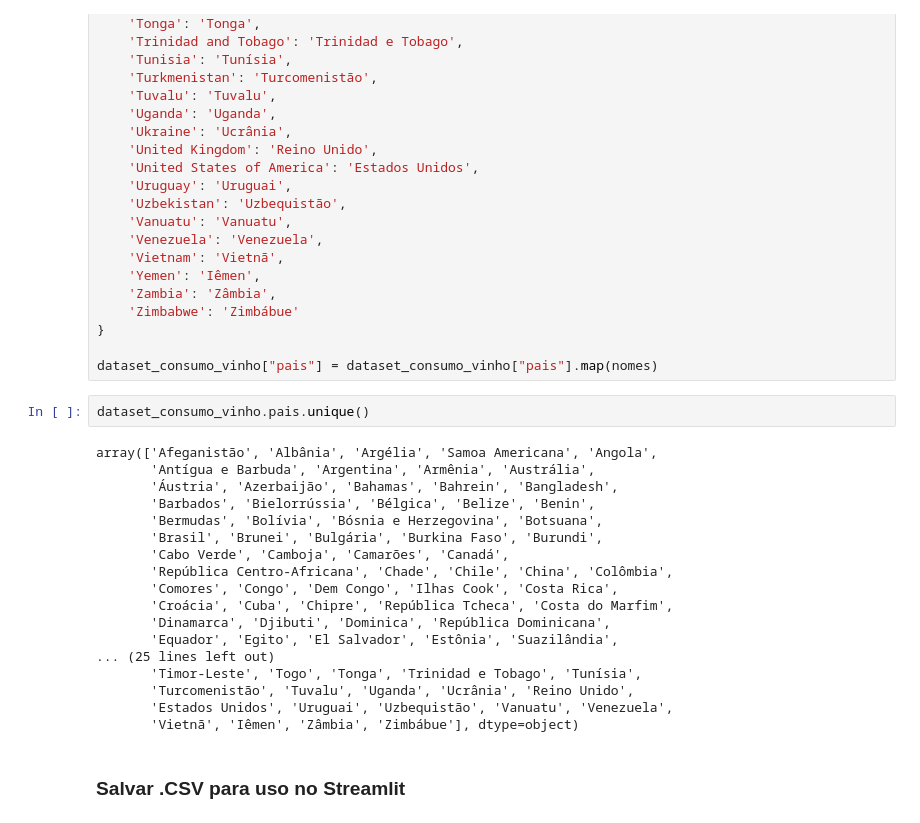
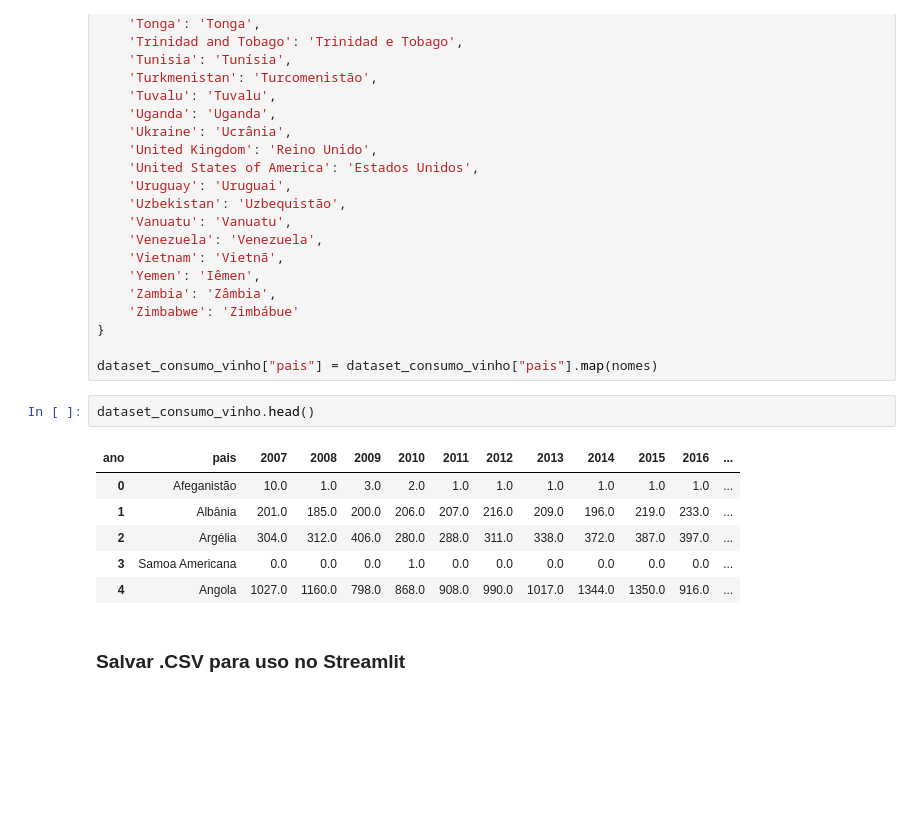
Before and after one commit to MCardosoDev/Tech_Challenge_Fase1, a Jupyter notebook: Tech_Challenge.ipynb, the cells around one changed output. Drawn from its saved outputs; the diff is of its cells as text; blank space fills up the shorter version.

```diff
--- a/Tech_Challenge.ipynb
+++ b/Tech_Challenge.ipynb
@@ -2245,26 +2233,15 @@ nomes = {
 }
 
 dataset_consumo_vinho["pais"] = dataset_consumo_vinho["pais"].map(nomes)
-# %%
-dataset_consumo_vinho.pais.unique()
-# %% [output]
-array(['Afeganistão', 'Albânia', 'Argélia', 'Samoa Americana', 'Angola',
-       'Antígua e Barbuda', 'Argentina', 'Armênia', 'Austrália',
-       'Áustria', 'Azerbaijão', 'Bahamas', 'Bahrein', 'Bangladesh',
-       'Barbados', 'Bielorrússia', 'Bélgica', 'Belize', 'Benin',
-       'Bermudas', 'Bolívia', 'Bósnia e Herzegovina', 'Botsuana',
-       'Brasil', 'Brunei', 'Bulgária', 'Burkina Faso', 'Burundi',
-       'Cabo Verde', 'Camboja', 'Camarões', 'Canadá',
-       'República Centro-Africana', 'Chade', 'Chile', 'China', 'Colômbia',
-       'Comores', 'Congo', 'Dem Congo', 'Ilhas Cook', 'Costa Rica',
-       'Croácia', 'Cuba', 'Chipre', 'República Tcheca', 'Costa do Marfim',
-       'Dinamarca', 'Djibuti', 'Dominica', 'República Dominicana',
-       'Equador', 'Egito', 'El Salvador', 'Estônia', 'Suazilândia',
-... (25 lines left out)
-       'Timor-Leste', 'Togo', 'Tonga', 'Trinidad e Tobago', 'Tunísia',
-       'Turcomenistão', 'Tuvalu', 'Uganda', 'Ucrânia', 'Reino Unido',
-       'Estados Unidos', 'Uruguai', 'Uzbequistão', 'Vanuatu', 'Venezuela',
-       'Vietnã', 'Iêmen', 'Zâmbia', 'Zimbábue'], dtype=object)
+# %%
+dataset_consumo_vinho.head()
+# %% [output]
+| ano | pais | 2007 | 2008 | 2009 | 2010 | 2011 | 2012 | 2013 | 2014 | 2015 | 2016 | ... |
+| 0 | Afeganistão | 10.0 | 1.0 | 3.0 | 2.0 | 1.0 | 1.0 | 1.0 | 1.0 | 1.0 | 1.0 | ... |
+| 1 | Albânia | 201.0 | 185.0 | 200.0 | 206.0 | 207.0 | 216.0 | 209.0 | 196.0 | 219.0 | 233.0 | ... |
+| 2 | Argélia | 304.0 | 312.0 | 406.0 | 280.0 | 288.0 | 311.0 | 338.0 | 372.0 | 387.0 | 397.0 | ... |
+| 3 | Samoa Americana | 0.0 | 0.0 | 0.0 | 1.0 | 0.0 | 0.0 | 0.0 | 0.0 | 0.0 | 0.0 | ... |
+| 4 | Angola | 1027.0 | 1160.0 | 798.0 | 868.0 | 908.0 | 990.0 | 1017.0 | 1344.0 | 1350.0 | 916.0 | ... |
 # %% [markdown]
 ### Salvar .CSV para uso no Streamlit
 # %%
```
Also changed, not shown: parts of 8 cells of this notebook, 2 other files.
